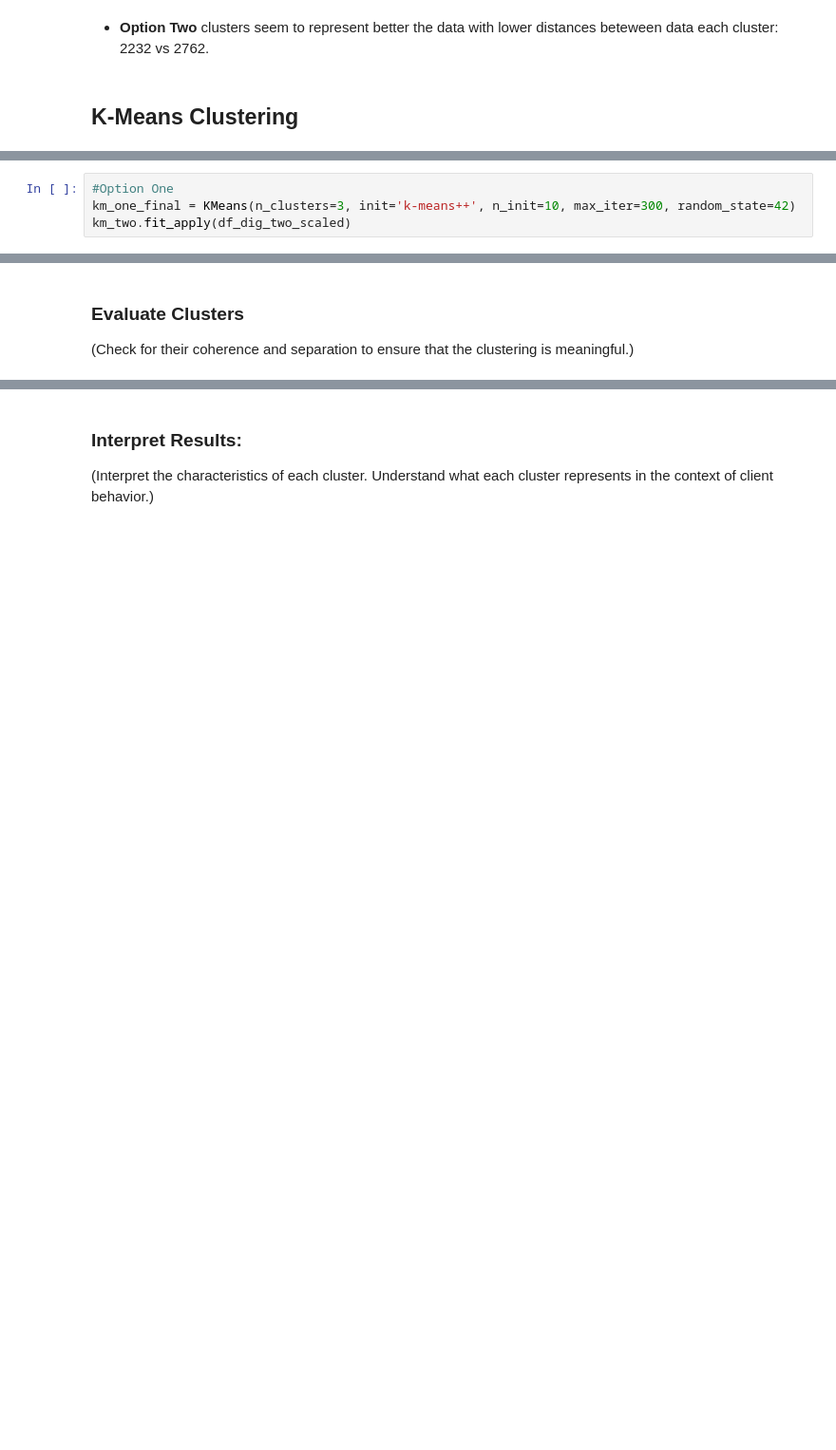
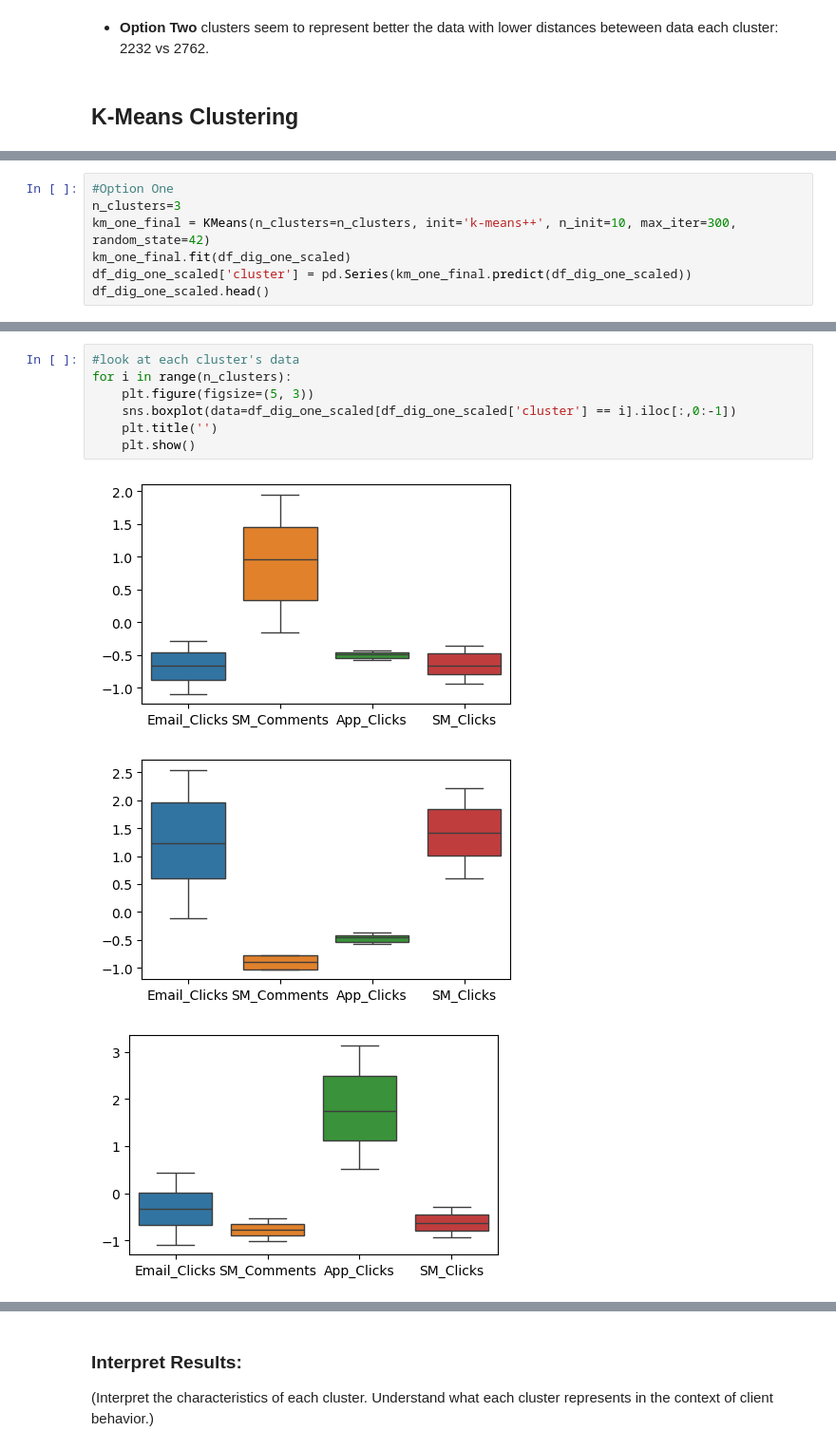
Before and after one commit to NunoMac/PostGrad_ProjectML_Group1_SportifyClientSegmentation, a Jupyter notebook: Sportify_customer_segmentation.ipynb, the cells around one changed output, grey strips where cells are left out. Shown: that part at 95% size. Saved outputs shown, nothing was run; the diff lists cells and outputs as text; blank space fills up the shorter version.

Commit message:
clustering finished and 3 clusters characterized according to two approaches; only missing the choice for which approach to choose

```diff
--- a/Sportify_customer_segmentation.ipynb
+++ b/Sportify_customer_segmentation.ipynb
@@ -265,4 +267,7 @@ Distortion of 3 clusters for Option Two: 2232.0884590402775
 # %%
 #Option One
-km_one_final = KMeans(n_clusters=3, init='k-means++', n_init=10, max_iter=300, random_state=42)
-km_two.fit_apply(df_dig_two_scaled)
+n_clusters=3
+km_one_final = KMeans(n_clusters=n_clusters, init='k-means++', n_init=10, max_iter=300, random_state=42)
+km_one_final.fit(df_dig_one_scaled)
+df_dig_one_scaled['cluster'] = pd.Series(km_one_final.predict(df_dig_one_scaled))
+df_dig_one_scaled.head()
@@ -269,3 +281,11 @@ km_two.fit_apply(df_dig_two_scaled)
-# %% [markdown]
-### Evaluate Clusters
-(Check for their coherence and separation to ensure that the clustering is meaningful.)
+# %%
+#look at each cluster's data
+for i in range(n_clusters):
+    plt.figure(figsize=(5, 3))
+    sns.boxplot(data=df_dig_one_scaled[df_dig_one_scaled['cluster'] == i].iloc[:,0:-1])
+    plt.title('')
+    plt.show()
+# %% [output]
+[figure, added]
+[figure, added]
+[figure, added]
```
Also changed, not shown: parts of 8 cells of this notebook.
